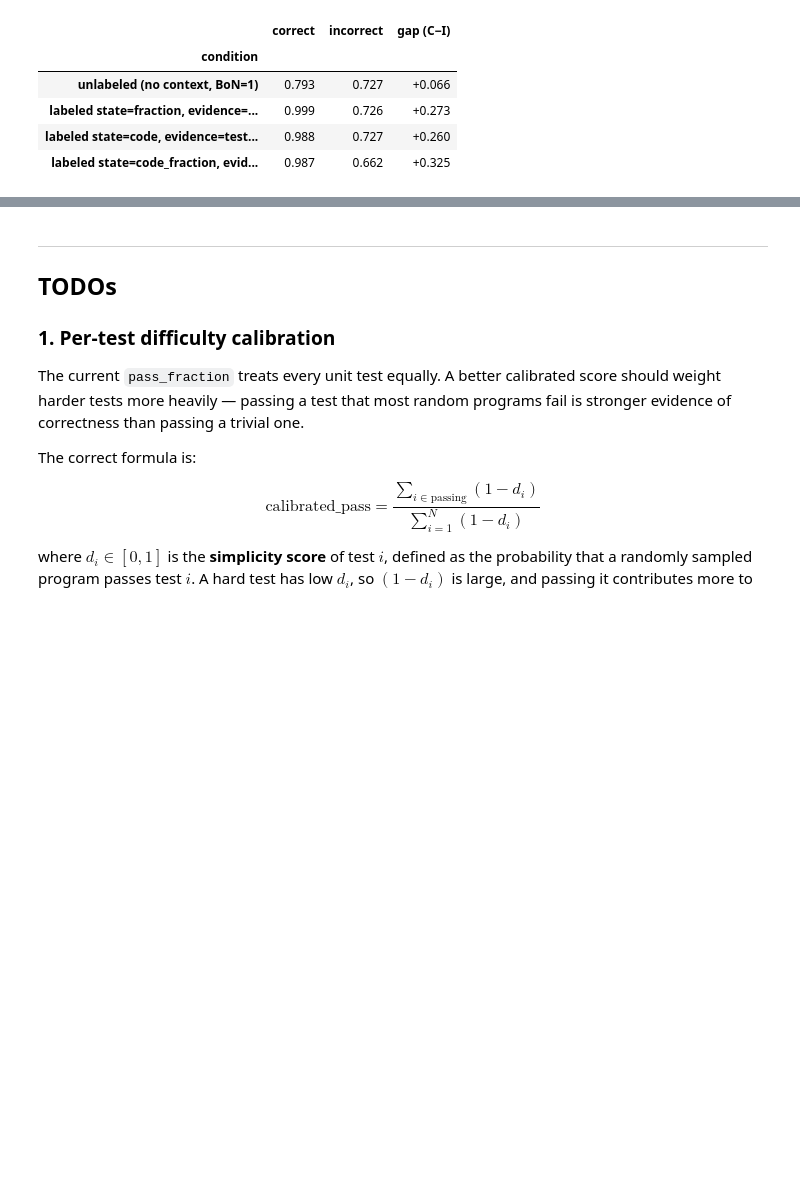
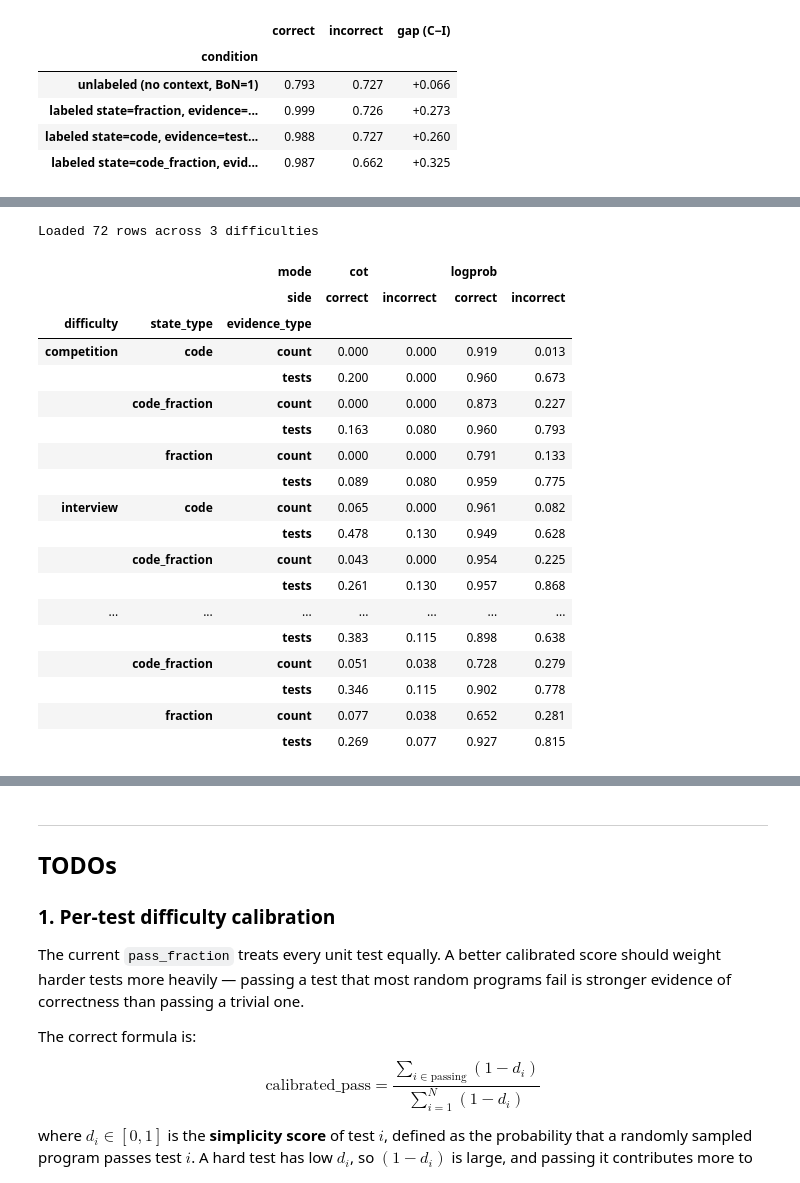
Before and after one commit to yyyyykh/apps-results-notebook, a Jupyter notebook: apps_results.ipynb, the cells around one changed output, grey strips where cells are left out. Saved outputs shown, nothing was run; the diff lists cells and outputs as text; code cells hidden in the pictures; blank space fills up the shorter version.

```diff
--- a/apps_results.ipynb
+++ b/apps_results.ipynb
@@ -628,0 +922,60 @@ Higher gap = judge harder to fool
+# %%
+DIFF_RESULTS = Path("../exp/apps/results_by_difficulty")
+DIFFICULTIES = ["introductory", "interview", "competition"]
+
+diff_records = []
+for diff in DIFFICULTIES:
+    diff_dir = DIFF_RESULTS / diff
+    if not diff_dir.exists():
+        print(f"Results not found for {diff}, skipping.")
+        continue
+    for p in sorted(diff_dir.glob("labeled_*.json")):
+        d = json.loads(p.read_text())
+        cfg = d["config"]
+        if cfg["state_type"] not in VALID_STATES: continue
+        if cfg["evidence_type"] not in VALID_EVIDENCE: continue
+        for side, entries in d.get("details", {}).items():
+            rates = [e["p_correct_per_candidate"][0]
+                     for e in entries if e.get("p_correct_per_candidate")]
+            if rates:
+                diff_records.append({
+                    "difficulty":    diff,
+                    "state_type":    cfg["state_type"],
+                    "evidence_type": cfg["evidence_type"],
+                    "mode":          cfg["mode"],
+                    "side":          side,
+                    "win_rate":      float(np.mean(rates)),
+                    "n_problems":    len(rates),
+                })
+
+if diff_records:
+    diff_df = pd.DataFrame(diff_records)
+    print(f"Loaded {len(diff_records)} rows across {diff_df['difficulty'].nunique()} difficulties")
+    display(diff_df.pivot_table(
+        index=["difficulty", "state_type", "evidence_type"],
+        columns=["mode", "side"], values="win_rate"
+    ).round(3))
+else:
+    print("No difficulty results found. Run cache builds + sweeps first.")
+    diff_df = pd.DataFrame()
+# %% [output]
+Loaded 72 rows across 3 difficulties
+|  |  | mode | cot |  | logprob |  |
+|  |  | side | correct | incorrect | correct | incorrect |
+| difficulty | state_type | evidence_type |  |  |  |  |
+| competition | code | count | 0.000 | 0.000 | 0.919 | 0.013 |
+|  |  | tests | 0.200 | 0.000 | 0.960 | 0.673 |
+|  | code_fraction | count | 0.000 | 0.000 | 0.873 | 0.227 |
+|  |  | tests | 0.163 | 0.080 | 0.960 | 0.793 |
+|  | fraction | count | 0.000 | 0.000 | 0.791 | 0.133 |
+|  |  | tests | 0.089 | 0.080 | 0.959 | 0.775 |
+| interview | code | count | 0.065 | 0.000 | 0.961 | 0.082 |
+|  |  | tests | 0.478 | 0.130 | 0.949 | 0.628 |
+|  | code_fraction | count | 0.043 | 0.000 | 0.954 | 0.225 |
+|  |  | tests | 0.261 | 0.130 | 0.957 | 0.868 |
+| ... | ... | ... | ... | ... | ... | ... |
+|  |  | tests | 0.383 | 0.115 | 0.898 | 0.638 |
+|  | code_fraction | count | 0.051 | 0.038 | 0.728 | 0.279 |
+|  |  | tests | 0.346 | 0.115 | 0.902 | 0.778 |
+|  | fraction | count | 0.077 | 0.038 | 0.652 | 0.281 |
+|  |  | tests | 0.269 | 0.077 | 0.927 | 0.815 |
```
Also changed, not shown: parts of 9 cells of this notebook.
